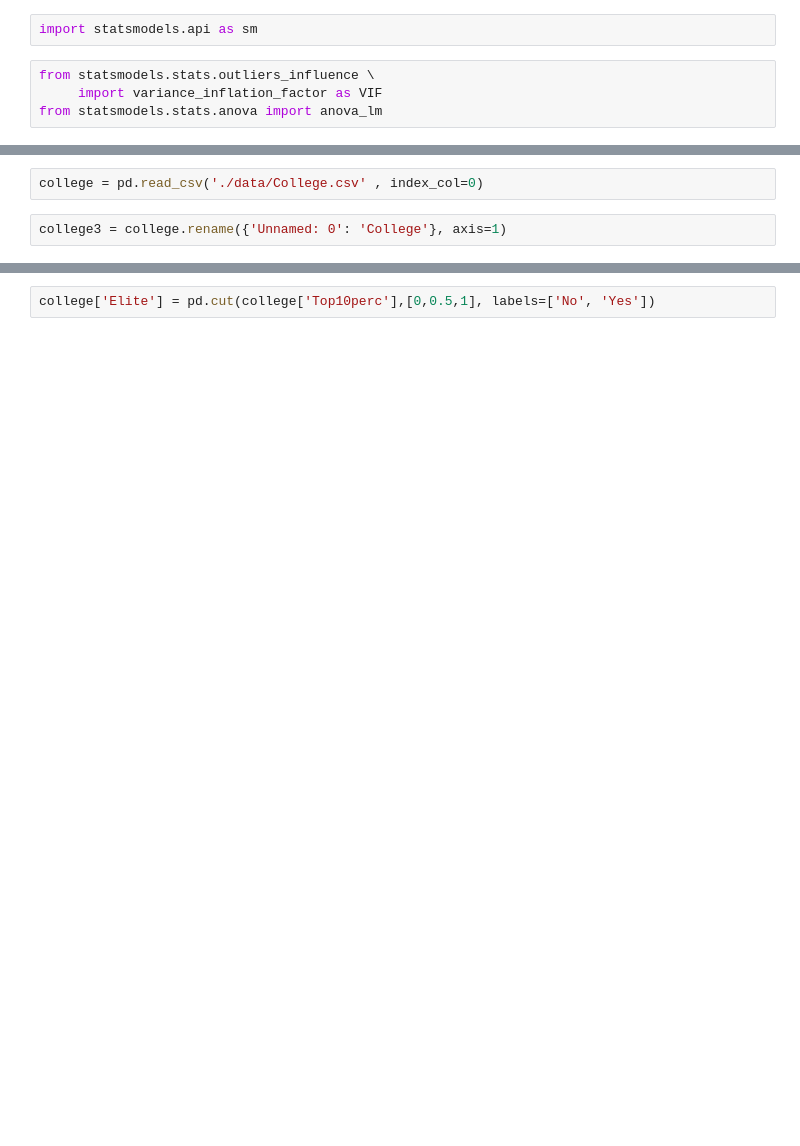
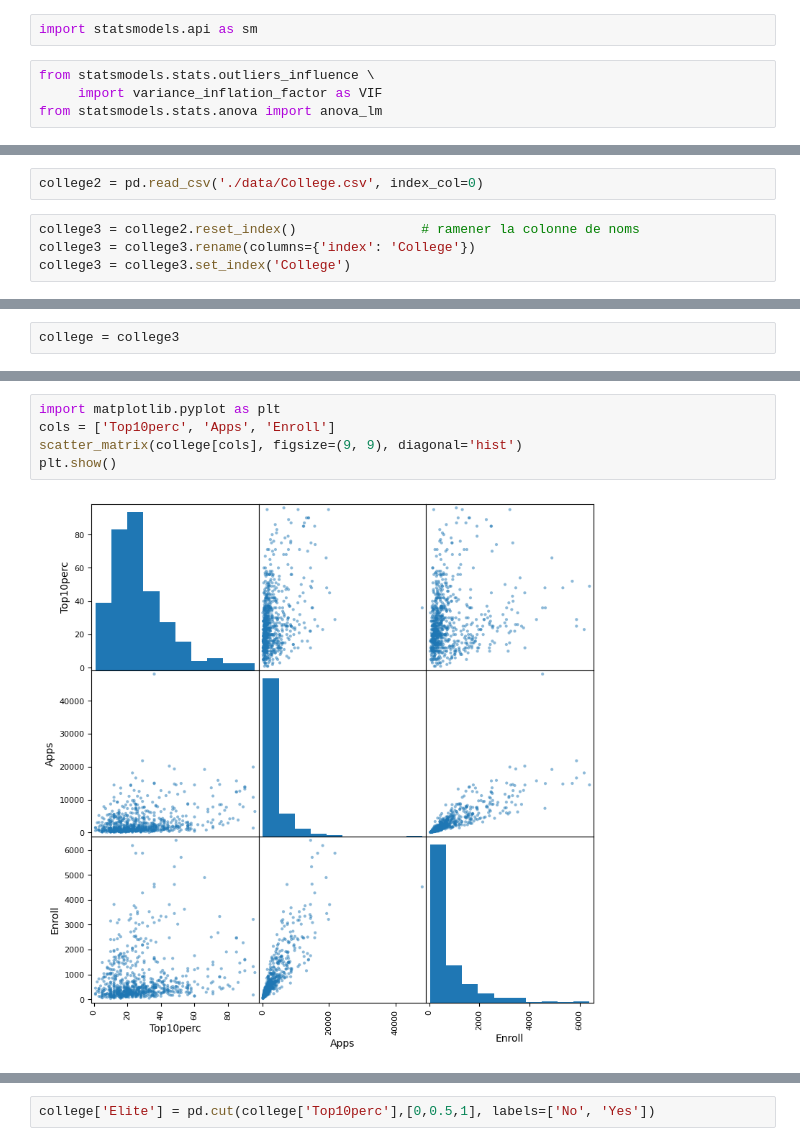
Before and after one commit to lekoundanmgedeon/machinelearning-islp, a Jupyter notebook: assignements/A1_ML/A1_ml.ipynb, the cells around one changed output, grey strips where cells are left out. Drawn from its saved outputs; the diff is of its cells as text; blank space fills up the shorter version.

```diff
--- a/assignements/A1_ML/A1_ml.ipynb
+++ b/assignements/A1_ML/A1_ml.ipynb
@@ -16,4 +19,6 @@ from statsmodels.stats.anova import anova_lm
 # %%
-college = pd.read_csv('./data/College.csv' , index_col=0)
+college2 = pd.read_csv('./data/College.csv', index_col=0)
 # %%
-college3 = college.rename({'Unnamed: 0': 'College'}, axis=1)
+college3 = college2.reset_index()                # ramener la colonne de noms
+college3 = college3.rename(columns={'index': 'College'})
+college3 = college3.set_index('College')
@@ -33,0 +38,2 @@ college.describe()
+# %%
+college = college3
@@ -33,0 +67,7 @@ college.describe()
+# %%
+import matplotlib.pyplot as plt
+cols = ['Top10perc', 'Apps', 'Enroll']
+scatter_matrix(college[cols], figsize=(9, 9), diagonal='hist')
+plt.show()
+# %% [output]
+[figure, added]
```
Also changed, not shown: parts of 28 cells of this notebook.
